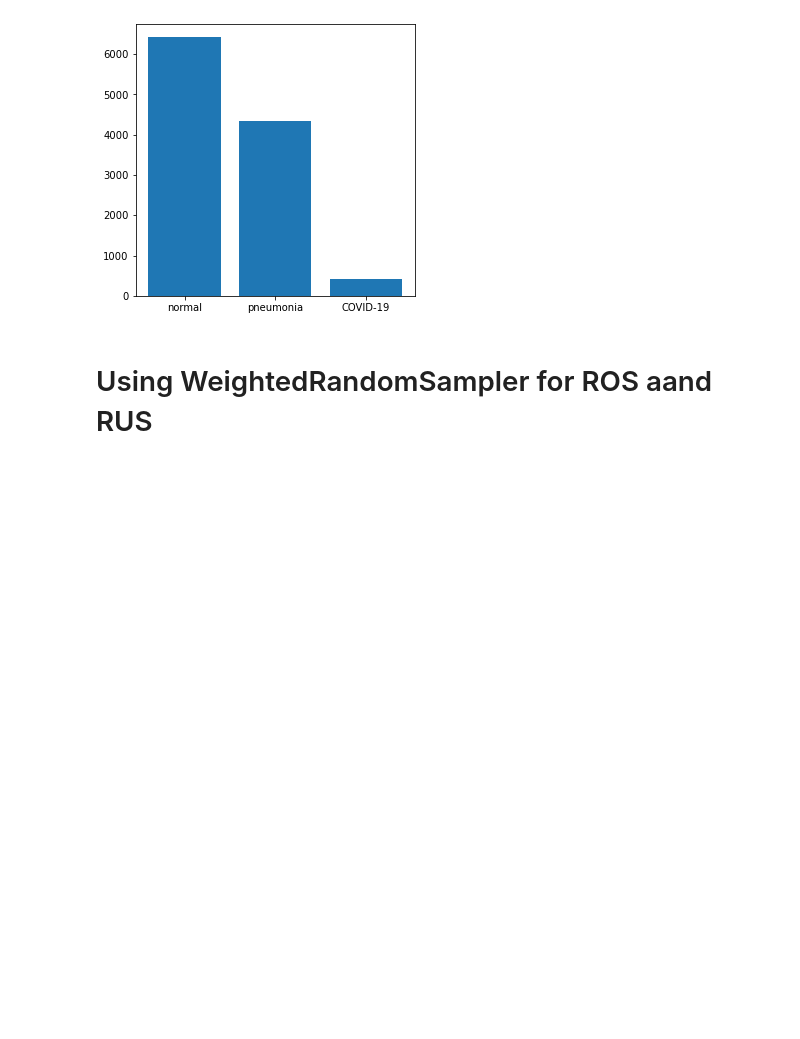
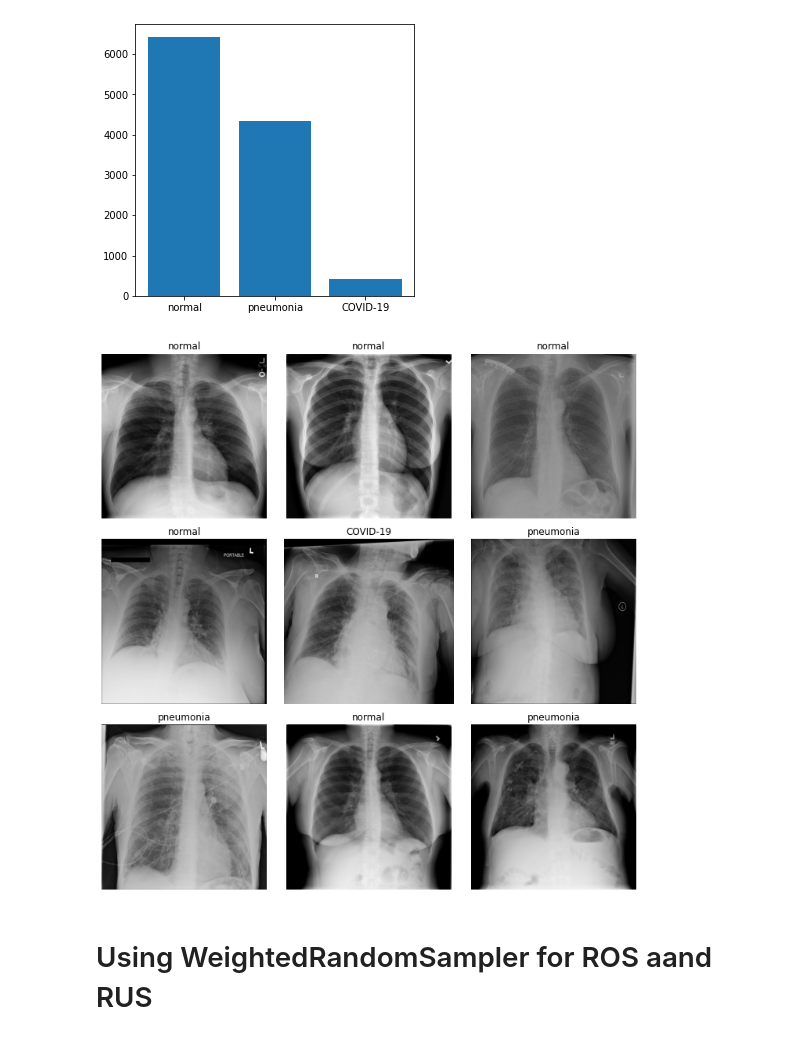
Before and after one commit to VedantWani/PrimeCNNv3, a Jupyter notebook: nbs_test/lib_test_workflow.ipynb, the cells around one changed output. Saved outputs shown, nothing was run; the diff lists cells and outputs as text; code cells hidden in the pictures; blank space fills up the shorter version.

```diff
--- a/nbs_test/lib_test_workflow.ipynb
+++ b/nbs_test/lib_test_workflow.ipynb
@@ -69,6 +70,10 @@ valid_ds = CovidXDataset(Path('../../../CovidX/CovidXv5-256px/train'), valid_lst
 train_ds.show_distribution()
 # %% [output]
 [figure]
+# %%
+train_ds.show_images(n = 9,nrows = 3, ncols=3,rand=True)
+# %% [output]
+[figure, added]
 # %% [markdown]
 # Using WeightedRandomSampler for ROS aand RUS
 # %%
```
Also changed, not shown: parts of 27 cells of this notebook, 5 other files.
